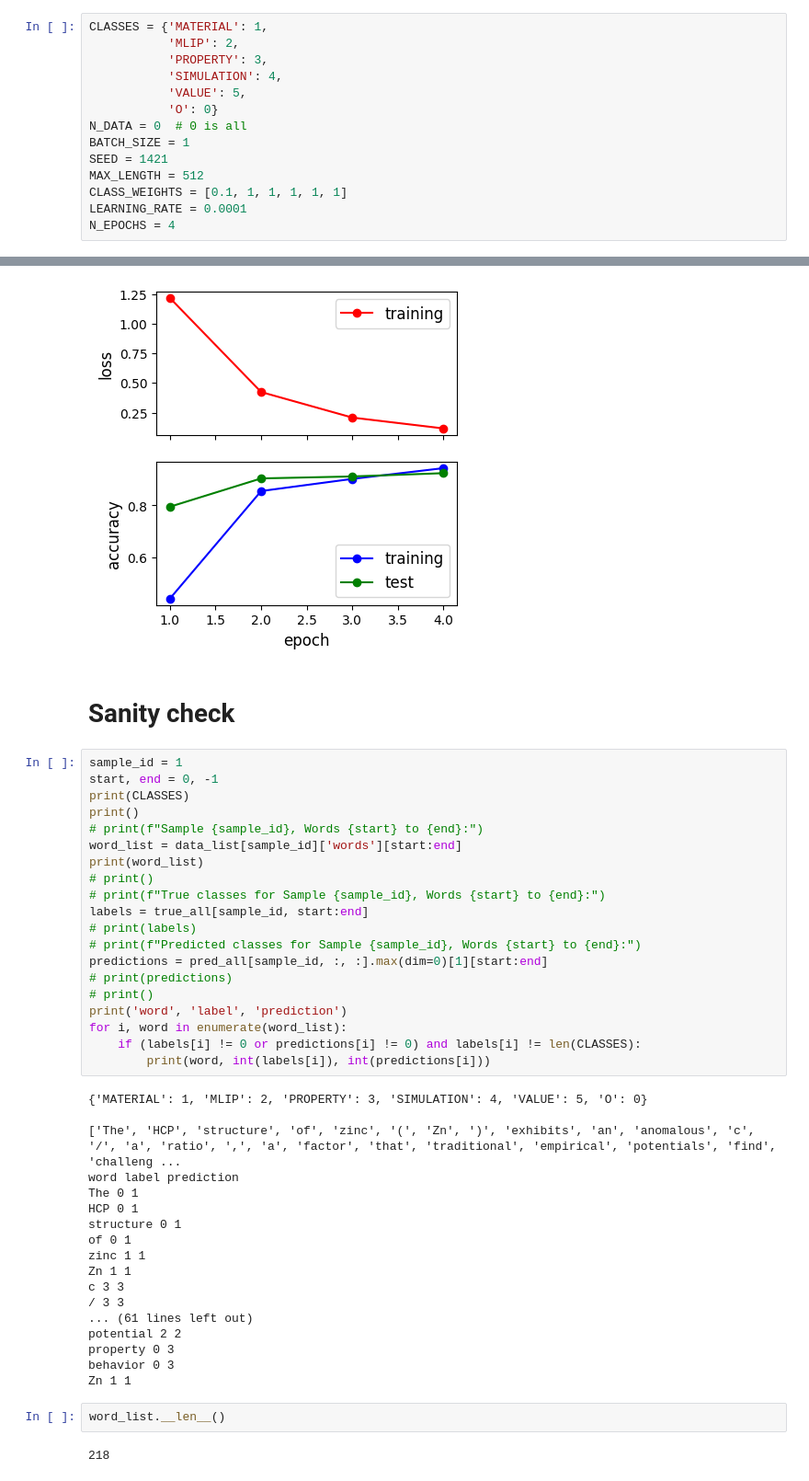
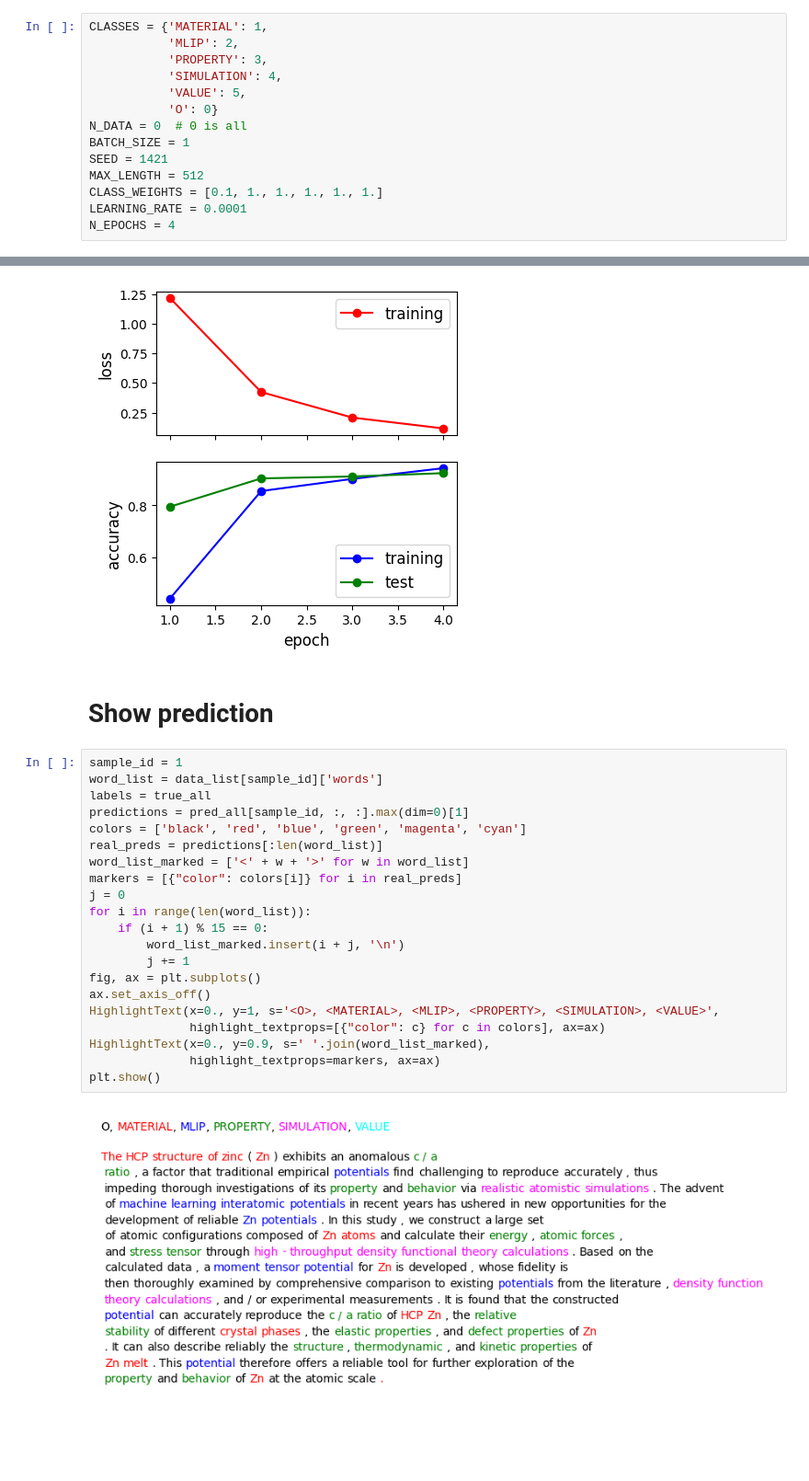
Before and after one commit to BOWENmeZHENG/Bert-NER, a Jupyter notebook: train_ner_MLIP.ipynb, the cells around one changed output, grey strips where cells are left out. Shown: that part at 92% size. Drawn from its saved outputs; the diff is of its cells as text; blank space fills up the shorter version.

Commit message:
visualize prediction, better accuracy

```diff
--- a/train_ner_MLIP.ipynb
+++ b/train_ner_MLIP.ipynb
@@ -25,7 +29,7 @@ N_DATA = 0  # 0 is all
 BATCH_SIZE = 1
 SEED = 1421
 MAX_LENGTH = 512
-CLASS_WEIGHTS = [0.1, 1, 1, 1, 1, 1]
+CLASS_WEIGHTS = [0.1, 1., 1., 1., 1., 1.]
 LEARNING_RATE = 0.0001
 N_EPOCHS = 4
 # %%
@@ -63,46 +67,27 @@ Mean training accuracy: 0.9434
 Test accuracy: 0.9241
 [figure]
 # %% [markdown]
-# Sanity check
+# Show prediction
-# %%
-sample_id = 1
-start, end = 0, -1
-print(CLASSES)
-print()
-# print(f"Sample {sample_id}, Words {start} to {end}:")
-word_list = data_list[sample_id]['words'][start:end]
-print(word_list)
-# print()
-# print(f"True classes for Sample {sample_id}, Words {start} to {end}:")
-labels = true_all[sample_id, start:end]
-# print(labels)
-# print(f"Predicted classes for Sample {sample_id}, Words {start} to {end}:")
-predictions = pred_all[sample_id, :, :].max(dim=0)[1][start:end]
-# print(predictions)
-# print()
-print('word', 'label', 'prediction')
-for i, word in enumerate(word_list):
-    if (labels[i] != 0 or predictions[i] != 0) and labels[i] != len(CLASSES):
-        print(word, int(labels[i]), int(predictions[i]))
-# %% [output]
-{'MATERIAL': 1, 'MLIP': 2, 'PROPERTY': 3, 'SIMULATION': 4, 'VALUE': 5, 'O': 0}
-
-['The', 'HCP', 'structure', 'of', 'zinc', '(', 'Zn', ')', 'exhibits', 'an', 'anomalous', 'c', '/', 'a', 'ratio', ',', 'a', 'factor', 'that', 'traditional', 'empirical', 'potentials', 'find', 'challeng ...
-word label prediction
-The 0 1
-HCP 0 1
-structure 0 1
-of 0 1
-zinc 1 1
-Zn 1 1
-c 3 3
-/ 3 3
-... (61 lines left out)
-potential 2 2
-property 0 3
-behavior 0 3
-Zn 1 1
-# %%
-word_list.__len__()
-# %% [output]
-218
+# %%
+sample_id = 1
+word_list = data_list[sample_id]['words']
+labels = true_all
+predictions = pred_all[sample_id, :, :].max(dim=0)[1]
+colors = ['black', 'red', 'blue', 'green', 'magenta', 'cyan']
+real_preds = predictions[:len(word_list)]
+word_list_marked = ['<' + w + '>' for w in word_list]
+markers = [{"color": colors[i]} for i in real_preds]
+j = 0
+for i in range(len(word_list)):
+    if (i + 1) % 15 == 0:
+        word_list_marked.insert(i + j, '\n')
+        j += 1
+fig, ax = plt.subplots()
+ax.set_axis_off()
+HighlightText(x=0., y=1, s='<O>, <MATERIAL>, <MLIP>, <PROPERTY>, <SIMULATION>, <VALUE>',
+              highlight_textprops=[{"color": c} for c in colors], ax=ax)
+HighlightText(x=0., y=0.9, s=' '.join(word_list_marked),
+              highlight_textprops=markers, ax=ax)
+plt.show()
+# %% [output]
+[figure, added]
```
Also changed, not shown: parts of 1 cell of this notebook.
